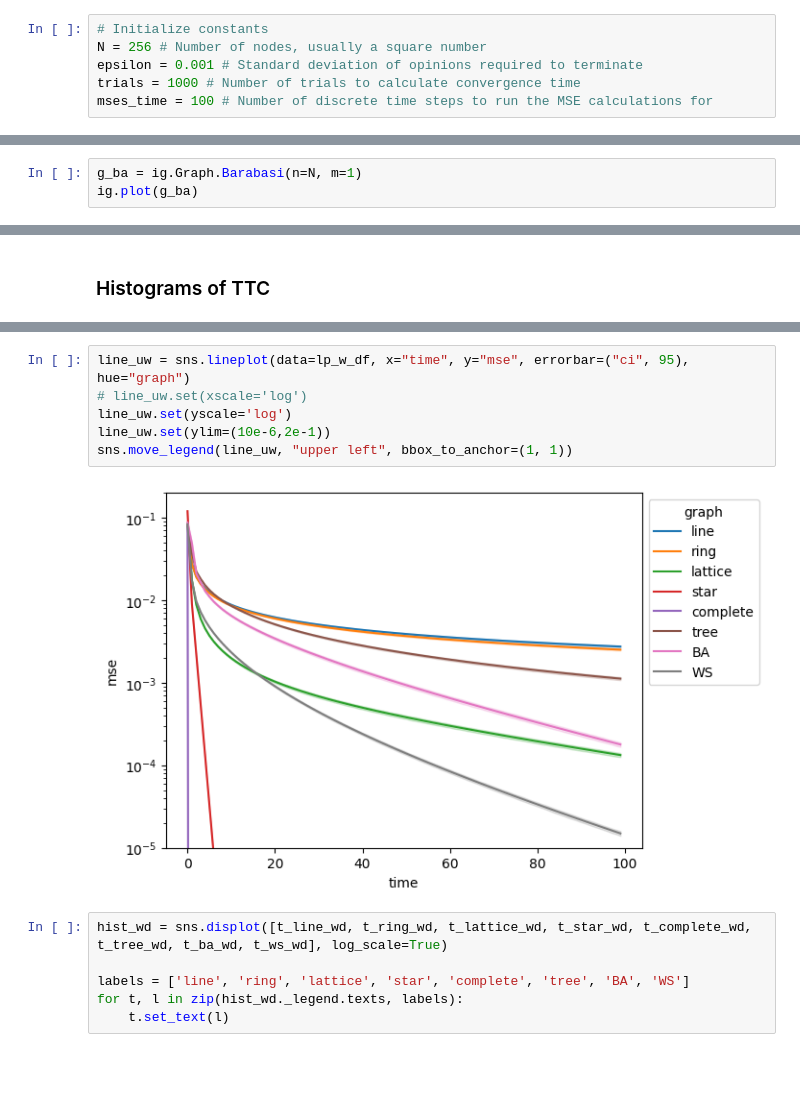
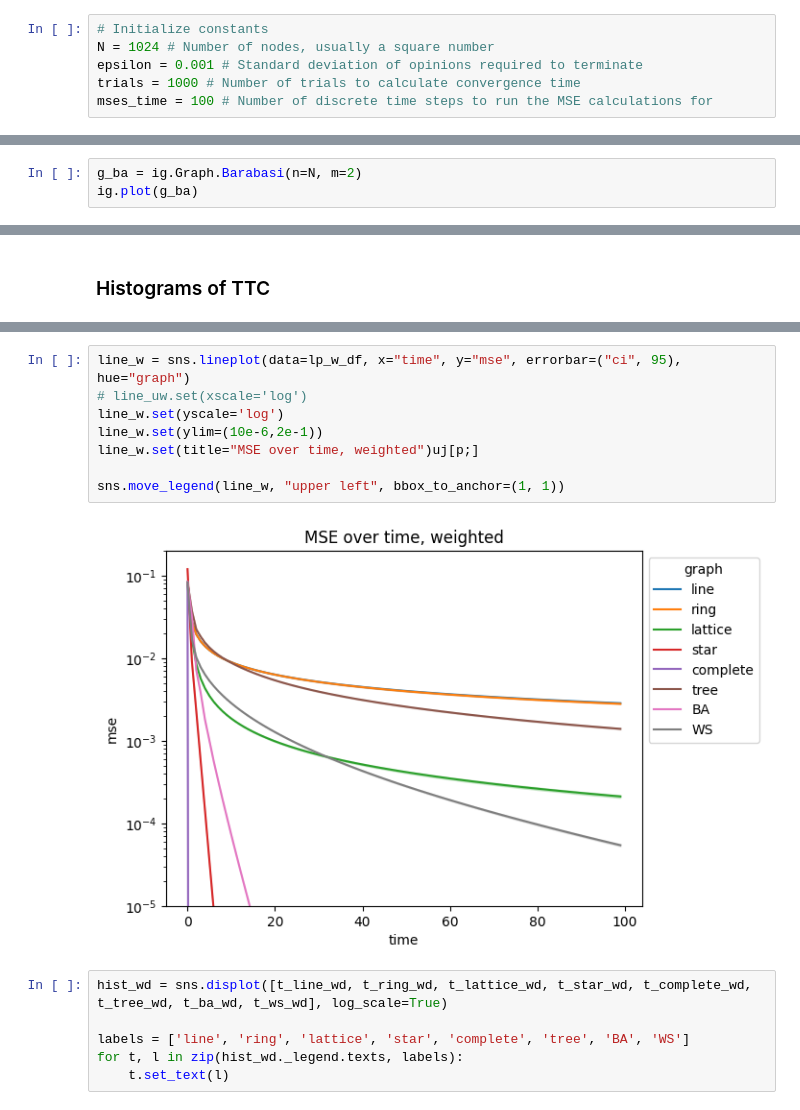
Before and after one commit to b-cho/graph-consensus, a Jupyter notebook: main.ipynb, the cells around one changed output, grey strips where cells are left out. Drawn from its saved outputs; the diff is of its cells as text; blank space fills up the shorter version.

```diff
--- a/main.ipynb
+++ b/main.ipynb
@@ -9,6 +10,6 @@ import pandas as pd
 # %%
 # Initialize constants
-N = 256 # Number of nodes, usually a square number
+N = 1024 # Number of nodes, usually a square number
 epsilon = 0.001 # Standard deviation of opinions required to terminate
 trials = 1000 # Number of trials to calculate convergence time
 mses_time = 100 # Number of discrete time steps to run the MSE calculations for
@@ -75,7 +76,7 @@ ig.plot(g_tree)
 
 The Barabási-Albert model is a method for generating scale-free and connected graphs, adding new nodes and linking them to nodes with a probability proportional to their degree.
 # %%
-g_ba = ig.Graph.Barabasi(n=N, m=1)
+g_ba = ig.Graph.Barabasi(n=N, m=2)
 ig.plot(g_ba)
 # %% [output]
 <AxesSubplot: >
@@ -375,12 +380,14 @@ lp_w_df
 800000 rows × 3 columns
 # %%
-line_uw = sns.lineplot(data=lp_w_df, x="time", y="mse", errorbar=("ci", 95), hue="graph")
+line_w = sns.lineplot(data=lp_w_df, x="time", y="mse", errorbar=("ci", 95), hue="graph")
 # line_uw.set(xscale='log')
-line_uw.set(yscale='log')
-line_uw.set(ylim=(10e-6,2e-1))
-sns.move_legend(line_uw, "upper left", bbox_to_anchor=(1, 1))
+line_w.set(yscale='log')
+line_w.set(ylim=(10e-6,2e-1))
+line_w.set(title="MSE over time, weighted")uj[p;]
+
+sns.move_legend(line_w, "upper left", bbox_to_anchor=(1, 1))
 # %% [output]
-[figure, old version]
+[figure, new version]
 # %%
 hist_wd = sns.displot([t_line_wd, t_ring_wd, t_lattice_wd, t_star_wd, t_complete_wd, t_tree_wd, t_ba_wd, t_ws_wd], log_scale=True)
 
```
Also changed, not shown: parts of 19 cells of this notebook.
